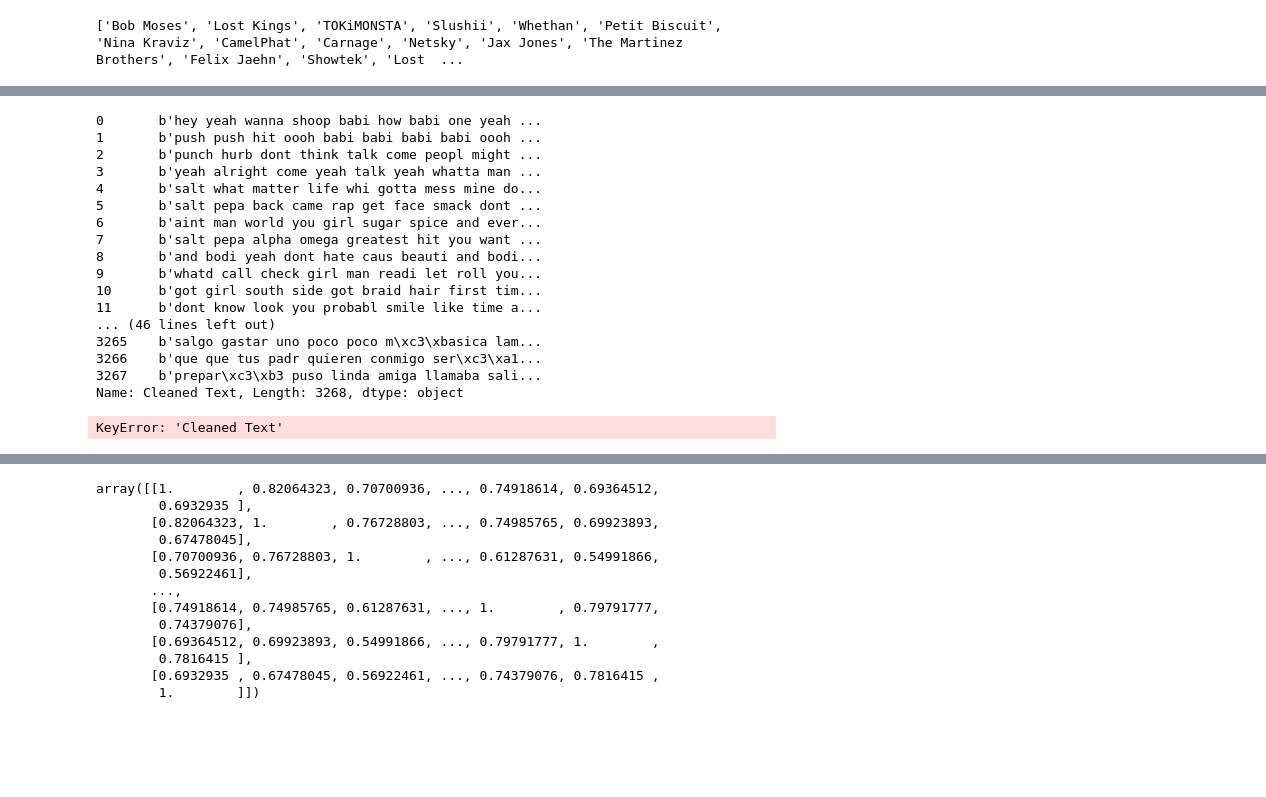
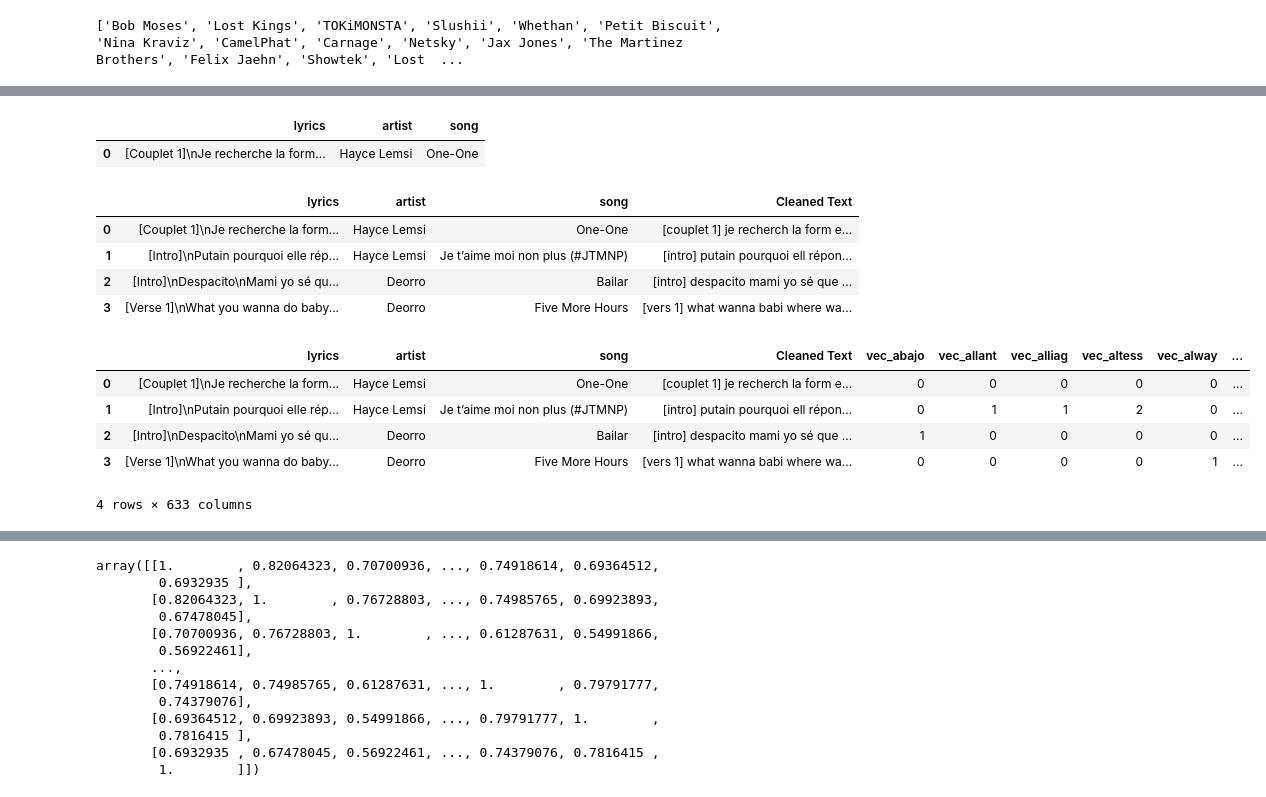
Before and after one commit to francoe001/Machine-Learning-Project, a Jupyter notebook: Recommendation Engine.ipynb, the cells around one changed output, grey strips where cells are left out. Saved outputs shown, nothing was run; the diff lists cells and outputs as text; code cells hidden in the pictures; blank space fills up the shorter version.

```diff
--- a/Recommendation Engine.ipynb
+++ b/Recommendation Engine.ipynb
@@ -17,11 +17,12 @@ import nltk
 from nltk.corpus import stopwords
 from nltk.stem.snowball import SnowballStemmer
 from nltk.stem.wordnet import WordNetLemmatizer
+import json
 nltk.download('stopwords')
 stop = stopwords.words('english')
 sno = SnowballStemmer('english')
+secrets = json.load(open('secrets.json','r'))
 
-
-genius = lyricsgenius.Genius("lSUVIEFu57a_JUG5gUTMqPRgOUIBqNJJtSWWqaG1LnBc2FMi8qveGlBapwaTCRJe")
+genius = lyricsgenius.Genius(secrets['genius_key'])
 # %% [output]
 [nltk_data] Downloading package stopwords to
@@ -37,7 +38,7 @@ rappers = [i for i in rappers if '\n' not in i]
 
 base_url = "https://www.billboard.com/charts/artist-100/"
 pop_big = []
-for n in range(10):
+for n in range(1):
     d = (datetime.now() - timedelta(days=60*n)).strftime('%Y-%m-%d')
     dom2 = lxml.html.fromstring(requests.get(base_url + d).content)
     pop = [x for x in dom2.xpath('//*[@class="chart-list-item__title-text"]/a/text()')]
@@ -90,15 +91,26 @@ print(artists)
 # %%
 lyric_dict = {}
-artist_dict = {}
-for art in artists:
+for art in artists[0:2]:
     try:
-        artist = genius.search_artist(art, max_songs=10,sort='popularity')
+        artist = genius.search_artist(art, max_songs=2,sort='popularity')
     except requests.exceptions.Timeout:
         continue
     if artist is None:
         continue
     for song in artist.songs:
         #print(song.artist + ' ' + song.title)
-        lyric_dict[song.artist + '_' + song.title] = song.lyrics
-        artist_dict[song.artist + '_' + song.title] = song.artist
+        lyric_dict[song.artist + '____' + song.title] = song.lyrics
+
+lyric_df = pd.DataFrame.from_dict(lyric_dict,orient='index').reset_index()
+lyric_df.columns = ['song_and_artist','lyrics']
+
+def get_artist(word):
+    return word.split('____')[0]
+
+def get_song(word):
+    return word.split('____')[1]
+
+lyric_df['artist'] = lyric_df['song_and_artist'].apply(get_artist)
+lyric_df['song'] = lyric_df['song_and_artist'].apply(get_song)
+lyric_df.drop('song_and_artist',axis=1,inplace=True)
 # %% [output]
@@ -143,3 +140,8 @@ Name: lyrics, Length: 3268, dtype: object
+# %%
+lyric_df[lyric_df['song']=='One-One']
+# %% [output]
+|  | lyrics | artist | song |
+| 0 | [Couplet 1]\nJe recherche la form... | Hayce Lemsi | One-One |
 # %%
 def clean_html(sentence):
     cleanr = re.compile('<.*?>')
@@ -172,32 +187,23 @@ lyric_df['Cleaned Text'] = final_string
 # %%
-lyric_df['Cleaned Text']
+lyric_df
 # %% [output]
-0       b'hey yeah wanna shoop babi how babi one yeah ...
-1       b'push push hit oooh babi babi babi babi oooh ...
-2       b'punch hurb dont think talk come peopl might ...
-3       b'yeah alright come yeah talk yeah whatta man ...
-4       b'salt what matter life whi gotta mess mine do...
-5       b'salt pepa back came rap get face smack dont ...
-6       b'aint man world you girl sugar spice and ever...
-7       b'salt pepa alpha omega greatest hit you want ...
-8       b'and bodi yeah dont hate caus beauti and bodi...
-9       b'whatd call check girl man readi let roll you...
-10      b'got girl south side got braid hair first tim...
-11      b'dont know look you probabl smile like time a...
-... (46 lines left out)
-3265    b'salgo gastar uno poco poco m\xc3\xbasica lam...
-3266    b'que que tus padr quieren conmigo ser\xc3\xa1...
-3267    b'prepar\xc3\xb3 puso linda amiga llamaba sali...
-Name: Cleaned Text, Length: 3268, dtype: object
+|  | lyrics | artist | song | Cleaned Text |
+| 0 | [Couplet 1]\nJe recherche la form... | Hayce Lemsi | One-One | [couplet 1] je recherch la form e... |
+| 1 | [Intro]\nPutain pourquoi elle rép... | Hayce Lemsi | Je t’aime moi non plus (#JTMNP) | [intro] putain pourquoi ell répon... |
+| 2 | [Intro]\nDespacito\nMami yo sé qu... | Deorro | Bailar | [intro] despacito mami yo sé que ... |
+| 3 | [Verse 1]\nWhat you wanna do baby... | Deorro | Five More Hours | [vers 1] what wanna babi where wa... |
 # %%
-lyric_df_clean = pd.DataFrame.from_dict(lyric_dict,orient='index').reset_index()
-lyric_df_clean.columns = ['song','lyrics']
 cv = CountVectorizer()
-df = cv.fit_transform(lyric_df_clean['Cleaned Text'])
+df = cv.fit_transform(lyric_df['Cleaned Text'])
 
 count_vect_df_clean = pd.DataFrame(df.todense(), columns=['vec_' + i for i in cv.get_feature_names()])
-lyric_df_clean = lyric_df_clean.join(count_vect_df_clean)
+lyric_df = lyric_df.join(count_vect_df_clean)
 
-print(lyric_df_clean)
+lyric_df
 # %% [output]
+|  | lyrics | artist | song | Cleaned Text | vec_abajo | vec_allant | vec_alliag | vec_altess | vec_alway | ... |
+| 0 | [Couplet 1]\nJe recherche la form... | Hayce Lemsi | One-One | [couplet 1] je recherch la form e... | 0 | 0 | 0 | 0 | 0 | ... |
+| 1 | [Intro]\nPutain pourquoi elle rép... | Hayce Lemsi | Je t’aime moi non plus (#JTMNP) | [intro] putain pourquoi ell répon... | 0 | 1 | 1 | 2 | 0 | ... |
+| 2 | [Intro]\nDespacito\nMami yo sé qu... | Deorro | Bailar | [intro] despacito mami yo sé que ... | 1 | 0 | 0 | 0 | 0 | ... |
+| 3 | [Verse 1]\nWhat you wanna do baby... | Deorro | Five More Hours | [vers 1] what wanna babi where wa... | 0 | 0 | 0 | 0 | 1 | ... |
-KeyError: 'Cleaned Text'
+4 rows × 633 columns
```
Also changed, not shown: parts of 18 cells of this notebook.
